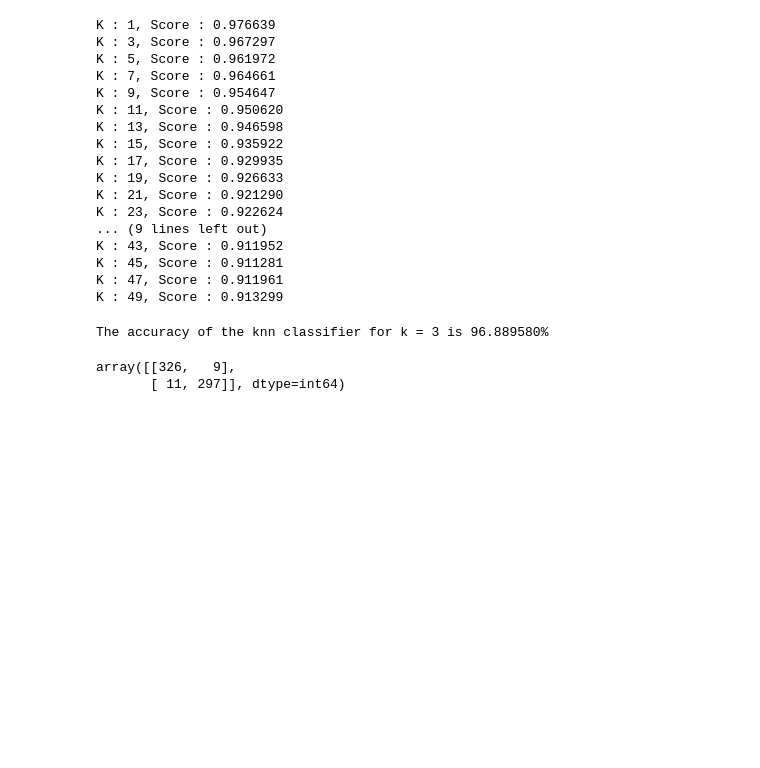
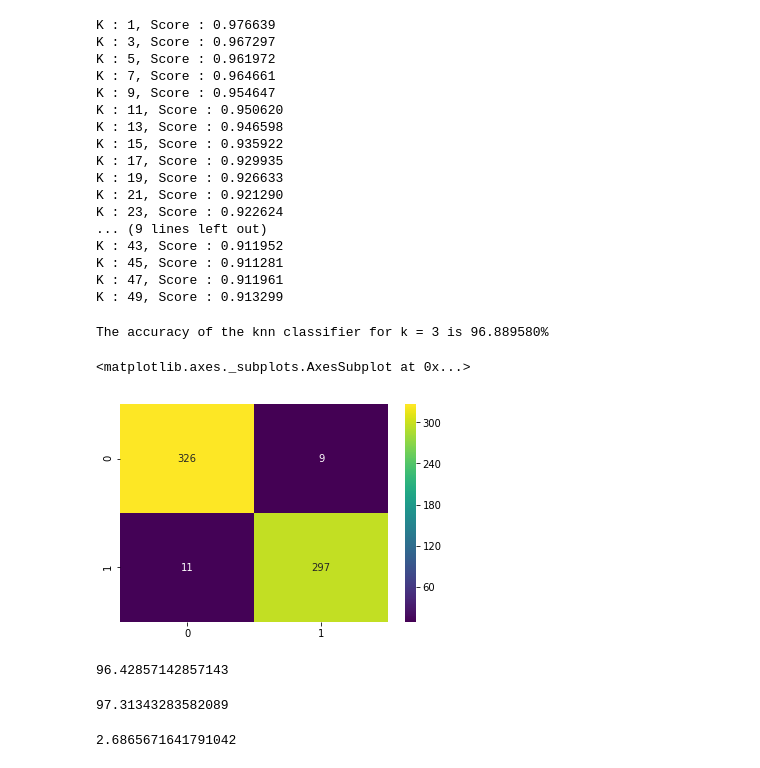
Before and after one commit to prabhnoor0212/malicious-website-detection, a Jupyter notebook: Analysis_Working.ipynb, the cells around one changed output. Saved outputs shown, nothing was run; the diff lists cells and outputs as text; code cells hidden in the pictures; blank space fills up the shorter version.

```diff
--- a/Analysis_Working.ipynb
+++ b/Analysis_Working.ipynb
@@ -744,8 +773,10 @@ acc = accuracy_score(ry_test, pred) * 100
 print('\nThe accuracy of the knn classifier for k = %d is %f%%' % (optimal_k, acc))
 # %% [output]
 The accuracy of the knn classifier for k = 3 is 96.889580%
+# %%
+sns.heatmap(confusion_matrix(ry_test,pred), annot = True, cmap='viridis', fmt='g')
+# %% [output]
+<matplotlib.axes._subplots.AxesSubplot at 0x...>
+[figure, added]
 # %%
-confusion_matrix(ry_test,pred)
+cnf_matrix = confusion_matrix(ry_test,pred)
-# %% [output]
-array([[326,   9],
-       [ 11, 297]], dtype=int64)
@@ -751,0 +789,12 @@ array([[326,   9],
+# %%
+tpr*100
+# %% [output]
+96.42857142857143
+# %%
+tnr*100
+# %% [output]
+97.31343283582089
+# %%
+fpr*100
+# %% [output]
+2.6865671641791042
```
Also changed, not shown: parts of 9 cells of this notebook.
